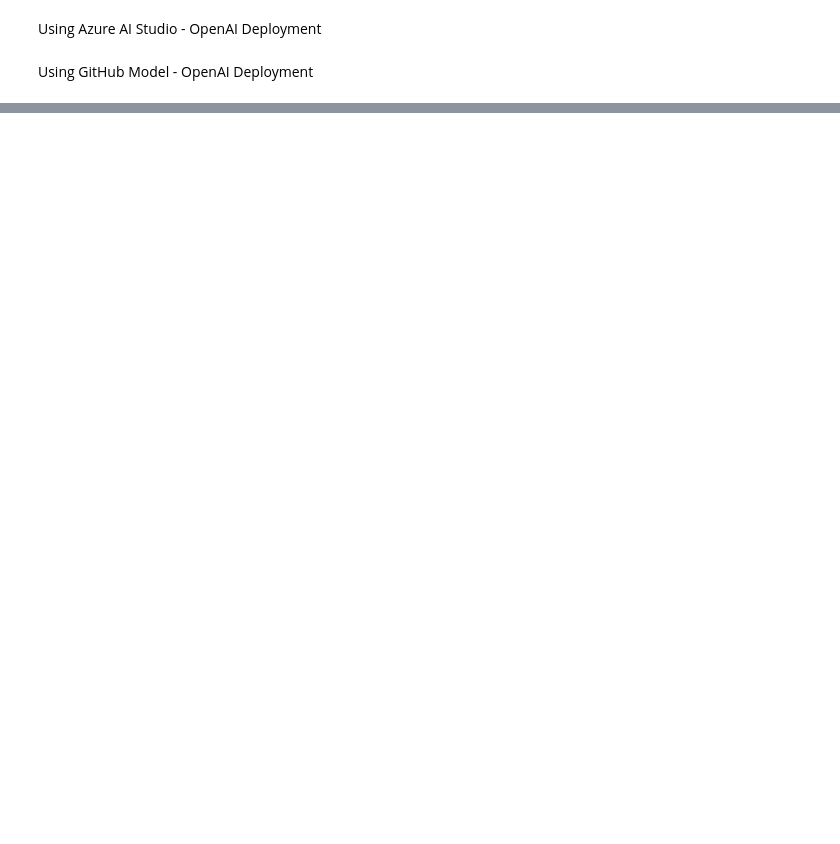
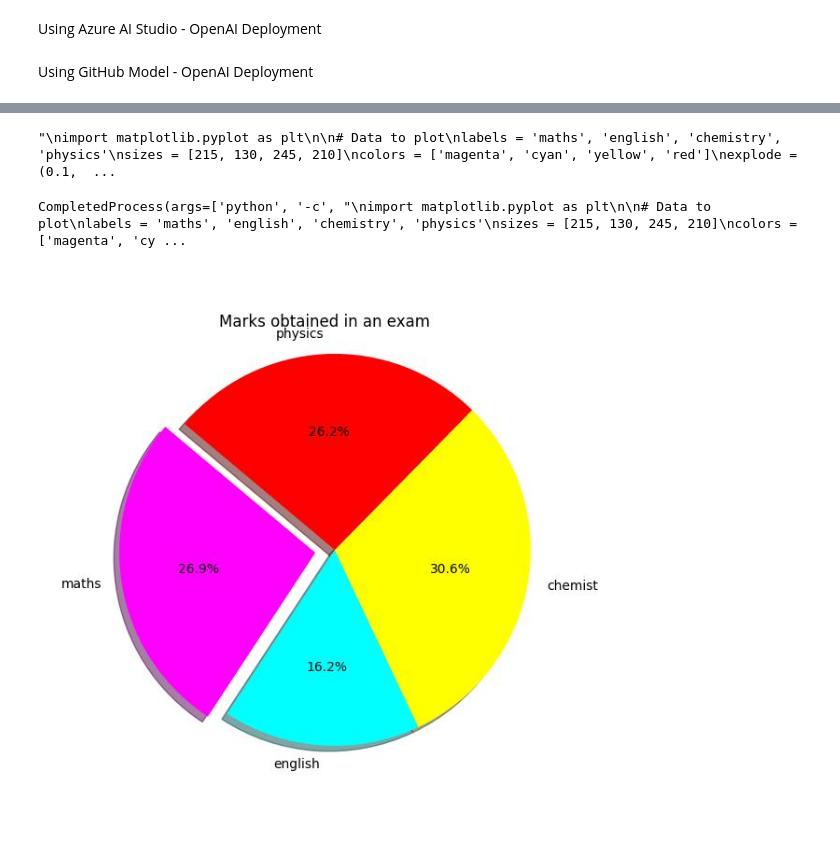
Before and after one commit to microsoft/aitour-exploring-cutting-edge-models, a Jupyter notebook: src/01.InferencePhi3/01.notebooks/03.GPT4o_Vision.ipynb, the cells around one changed output, grey strips where cells are left out. Cells and saved outputs as stored; diff of their text form; code cells hidden in the pictures; blank space fills up the shorter version.

```diff
--- a/src/01.InferencePhi3/01.notebooks/03.GPT4o_Vision.ipynb
+++ b/src/01.InferencePhi3/01.notebooks/03.GPT4o_Vision.ipynb
@@ -104,0 +193,6 @@ display(Image(filename='./imgs/gpt-4-vision.jpg'))
+# %%
+# The variable 'code' now contains the extracted Python code from the result
+# This code can be executed or saved to a file for further use
+code
+# %% [output]
+"\nimport matplotlib.pyplot as plt\n\n# Data to plot\nlabels = 'maths', 'english', 'chemistry', 'physics'\nsizes = [215, 130, 245, 210]\ncolors = ['magenta', 'cyan', 'yellow', 'red']\nexplode = (0.1,  ...
@@ -104,0 +208,6 @@ display(Image(filename='./imgs/gpt-4-vision.jpg'))
+# %%
+# The variable 'result' now contains the output of the subprocess command
+# This includes the standard output, standard error, and the return code of the executed Python code
+result
+# %% [output]
+CompletedProcess(args=['python', '-c', "\nimport matplotlib.pyplot as plt\n\n# Data to plot\nlabels = 'maths', 'english', 'chemistry', 'physics'\nsizes = [215, 130, 245, 210]\ncolors = ['magenta', 'cy ...
@@ -104,0 +220,10 @@ display(Image(filename='./imgs/gpt-4-vision.jpg'))
+# %%
+# The display function is used to display the output in a Jupyter notebook cell
+# It takes an object as an argument and renders it
+display(
+    # The Image function creates an image object from a file
+    # The filename parameter specifies the path to the image file
+    Image(filename='./imgs/gpt-4-vision.jpg')
+)
+# %% [output]
+[figure, added]
```
Also changed, not shown: parts of 42 cells of this notebook, 3 other files.
